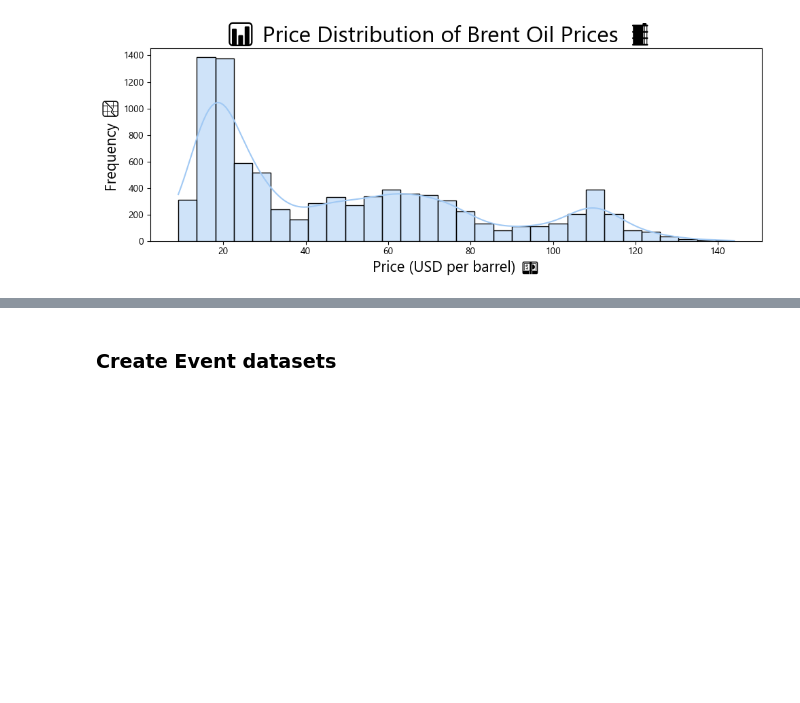
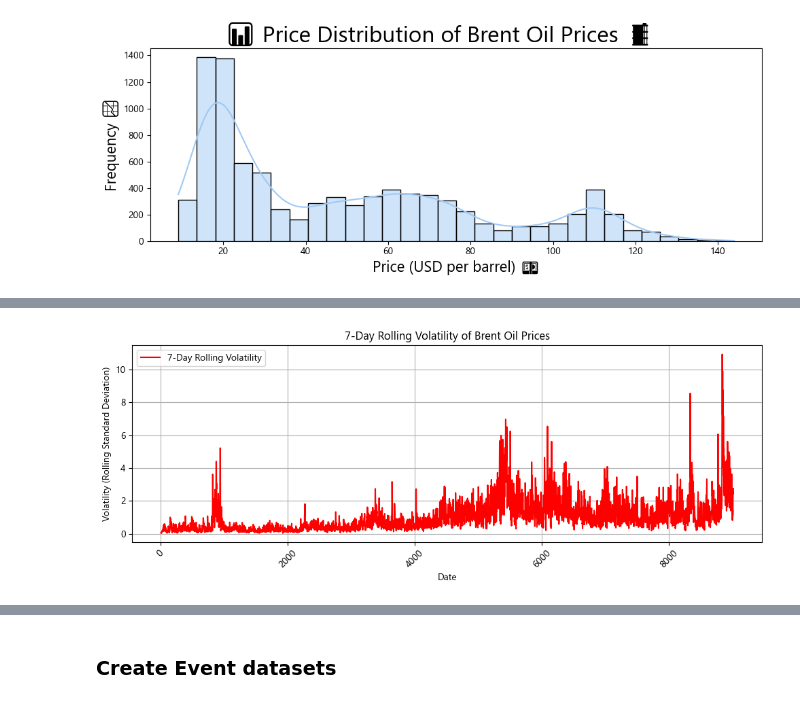
Before and after one commit to MenbereHailu/Brent-Oil-Price-Change-Point-Analysis-And-Statistical-Modeling-, a Jupyter notebook: notebooks/Brent_Oil_Price_Change_Point_Analysis.ipynb, the cells around one changed output, grey strips where cells are left out. Saved outputs shown, nothing was run; the diff lists cells and outputs as text; code cells hidden in the pictures; blank space fills up the shorter version.

```diff
--- a/notebooks/Brent_Oil_Price_Change_Point_Analysis.ipynb
+++ b/notebooks/Brent_Oil_Price_Change_Point_Analysis.ipynb
@@ -189,0 +200,5 @@ plt.show()
+# %%
+# 7-Day volatile
+visualizer.plot_rolling_volatility(7)
+# %% [output]
+[figure, added]
```
Also changed, not shown: parts of 8 cells of this notebook, 7 other files.
